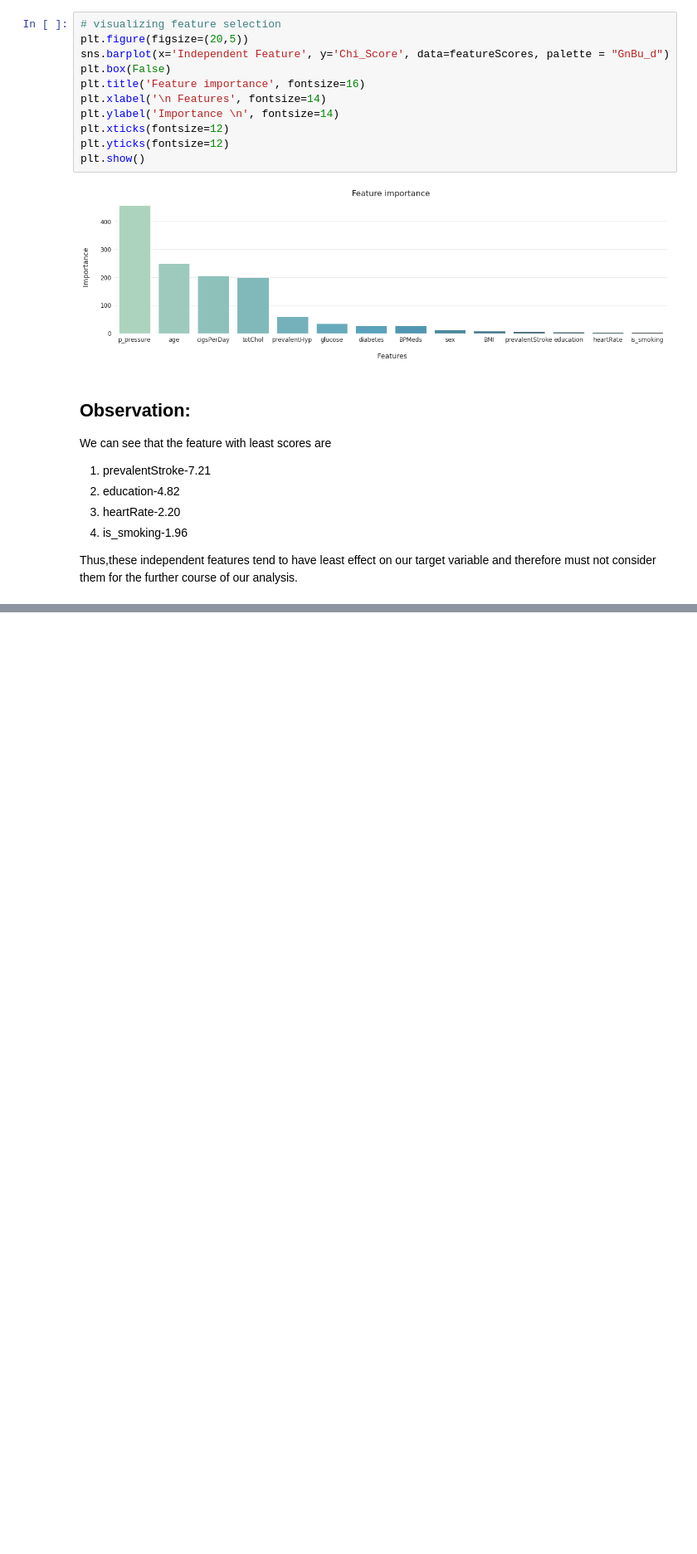
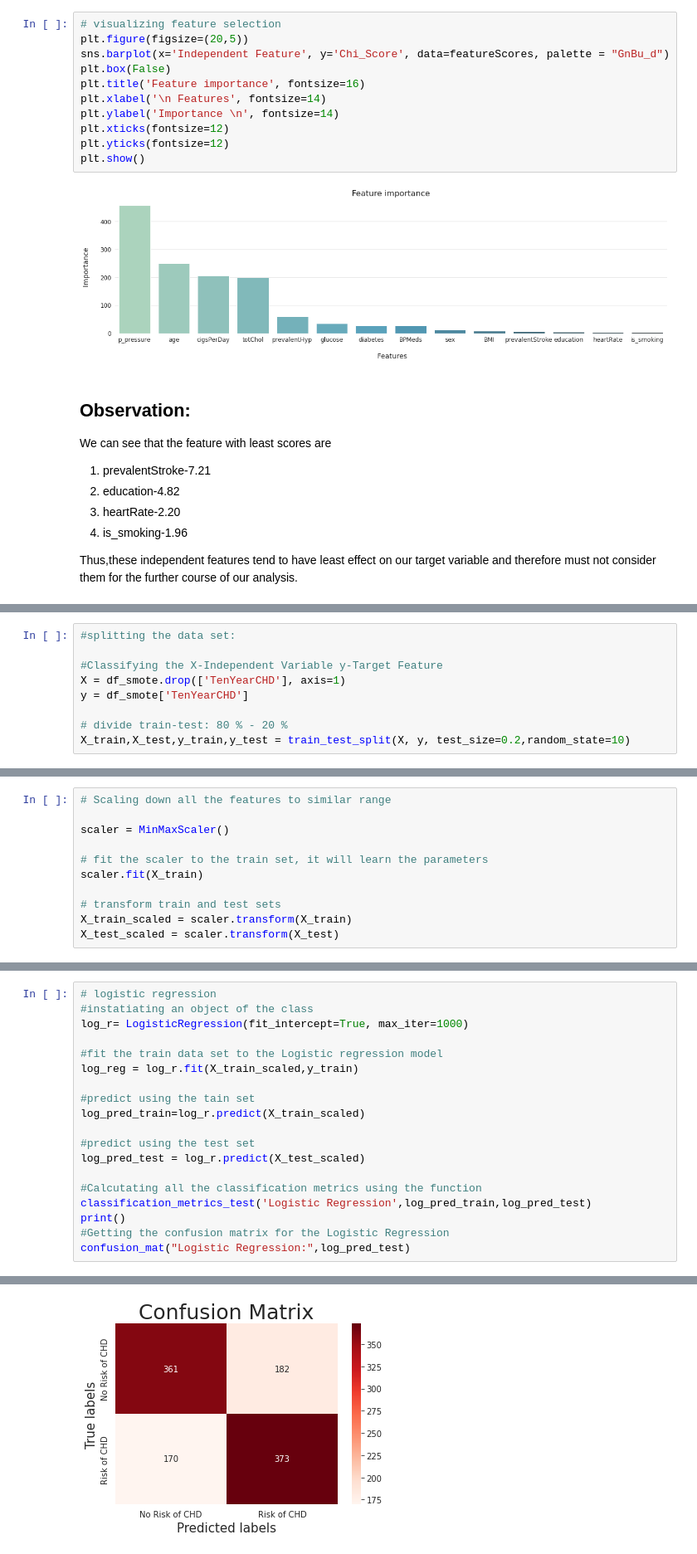
Before and after one commit to ParthSharma1197/Capstone-Project-Cardiovascular-Risk-Prediction, a Jupyter notebook: PARTH_SHARMA_Cardiovascular_Risk_Prediction_Capstone_Project.ipynb, the cells around one changed output, grey strips where cells are left out. Shown at 83% size. Cells and saved outputs as stored; diff of their text form; blank space fills up the shorter version.

```diff
--- a/PARTH_SHARMA_Cardiovascular_Risk_Prediction_Capstone_Project.ipynb
+++ b/PARTH_SHARMA_Cardiovascular_Risk_Prediction_Capstone_Project.ipynb
@@ -1023,0 +1075,9 @@ df_transformed.head(10)
+# %%
+#splitting the data set:
+
+#Classifying the X-Independent Variable y-Target Feature
+X = df_smote.drop(['TenYearCHD'], axis=1)
+y = df_smote['TenYearCHD']
+
+# divide train-test: 80 % - 20 %
+X_train,X_test,y_train,y_test = train_test_split(X, y, test_size=0.2,random_state=10)
@@ -1023,0 +1093,11 @@ df_transformed.head(10)
+# %%
+# Scaling down all the features to similar range
+
+scaler = MinMaxScaler()
+
+# fit the scaler to the train set, it will learn the parameters
+scaler.fit(X_train)
+
+# transform train and test sets
+X_train_scaled = scaler.transform(X_train)
+X_test_scaled = scaler.transform(X_test)
@@ -1023,0 +1205,20 @@ df_transformed.head(10)
+# %%
+# logistic regression
+#instatiating an object of the class
+log_r= LogisticRegression(fit_intercept=True, max_iter=1000)
+
+#fit the train data set to the Logistic regression model
+log_reg = log_r.fit(X_train_scaled,y_train)
+
+#predict using the tain set
+log_pred_train=log_r.predict(X_train_scaled)
+
+#predict using the test set
+log_pred_test = log_r.predict(X_test_scaled)
+
+#Calcutating all the classification metrics using the function
+classification_metrics_test('Logistic Regression',log_pred_train,log_pred_test)
+print()
+#Getting the confusion matrix for the Logistic Regression
+confusion_mat("Logistic Regression:",log_pred_test)
+# %% [output]
@@ -1023,0 +1239 @@ df_transformed.head(10)
+[figure, added]
```
Also changed, not shown: parts of 37 cells of this notebook.
